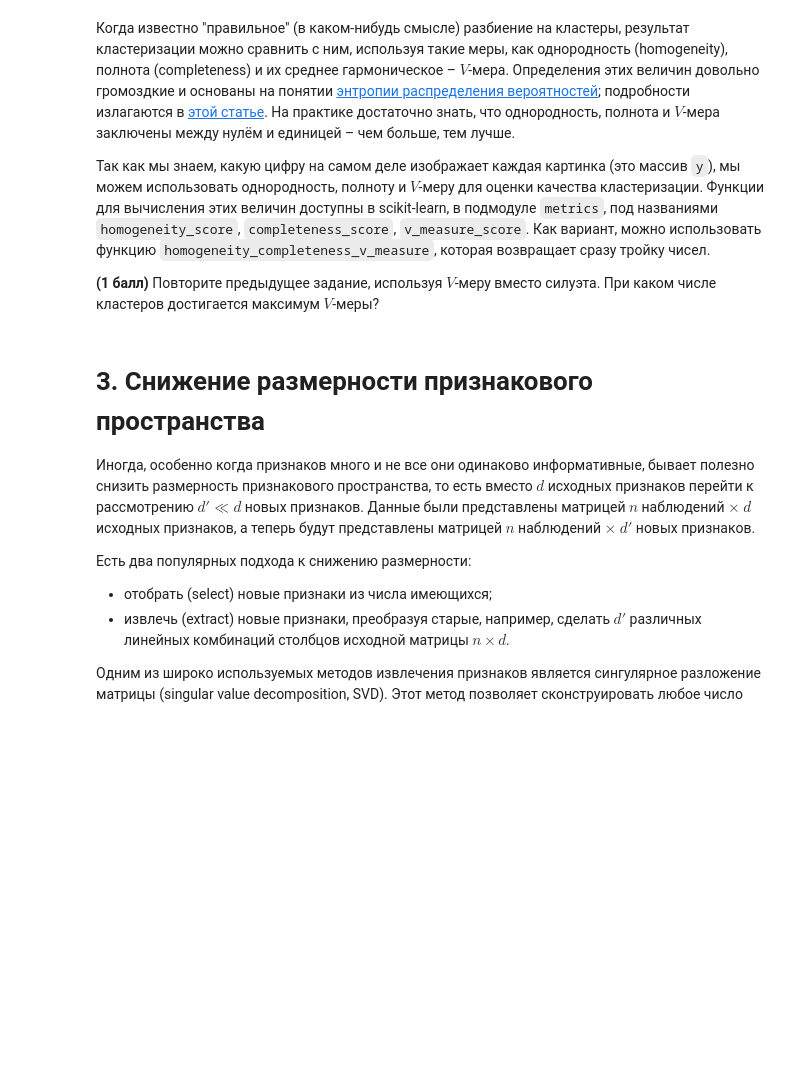
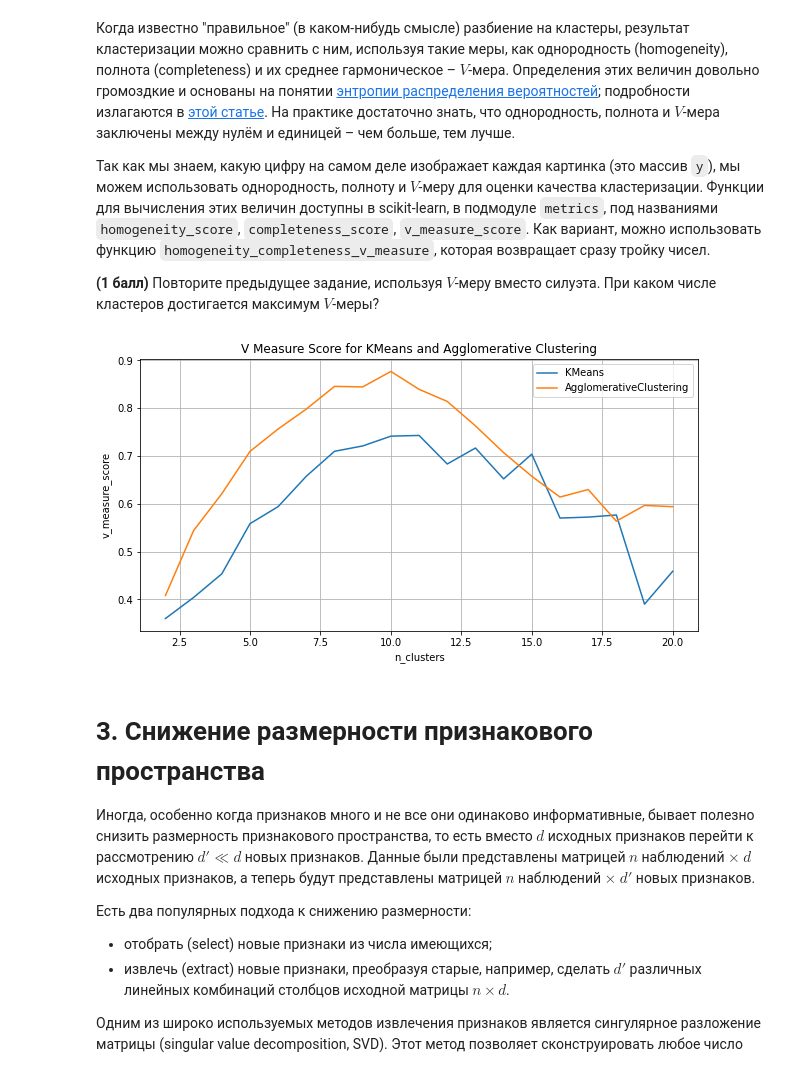
Before and after one commit to MitrofanovDmitry/study, a Jupyter notebook: practice/59 clustering/clustering.ipynb, the cells around one changed output. Drawn from its saved outputs; the diff is of its cells as text; code cells hidden in the pictures; blank space fills up the shorter version.

```diff
--- a/practice/59 clustering/clustering.ipynb
+++ b/practice/59 clustering/clustering.ipynb
@@ -145,3 +170,35 @@ $$
+# %%
+def predicted(clusters, y):
+    p = np.zeros(len(y))
+    for i in range(10):
+        counts = np.bincount(y[clusters == i])
+        if len(counts):
+            digit = counts.argmax() # most common
+            p[clusters == i] = digit
+    return p
+# %%
+K = range(2,21)
+km_scores = []
+ac_scores = []
+
+for k in K:
+    km_clusters = KMeans(n_clusters=k, n_init=10).fit_predict(X)
+    ac_clusters = AgglomerativeClustering(n_clusters=k).fit_predict(X)
+    km_predicted = predicted(km_clusters, y)
+    ac_predicted = predicted(ac_clusters, y)
+    km_scores.append(v_measure_score(km_predicted, y))
+    ac_scores.append(v_measure_score(ac_predicted, y))
+# %%
+plt.figure(figsize=(10,5))
+plt.plot(K, km_scores, label='KMeans')
+plt.plot(K, ac_scores, label='AgglomerativeClustering')
+plt.title('V Measure Score for KMeans and Agglomerative Clustering')
+plt.xlabel('n_clusters')
+plt.ylabel('v_measure_score')
+plt.grid()
+plt.legend();
+# %% [output]
+[figure, added]
 # %% [markdown]
 # 3. Снижение размерности признакового пространства
 
```
Also changed, not shown: parts of 4 cells of this notebook, 1 other file.
